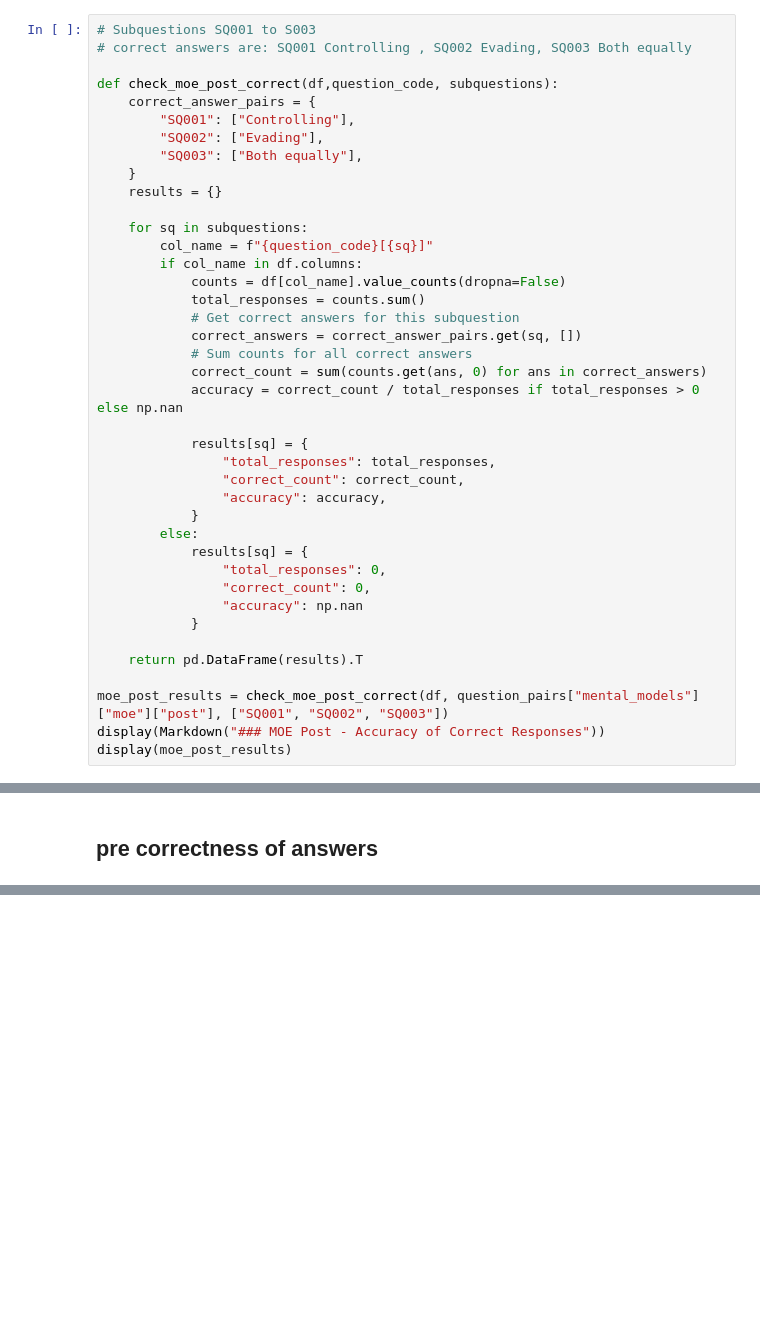
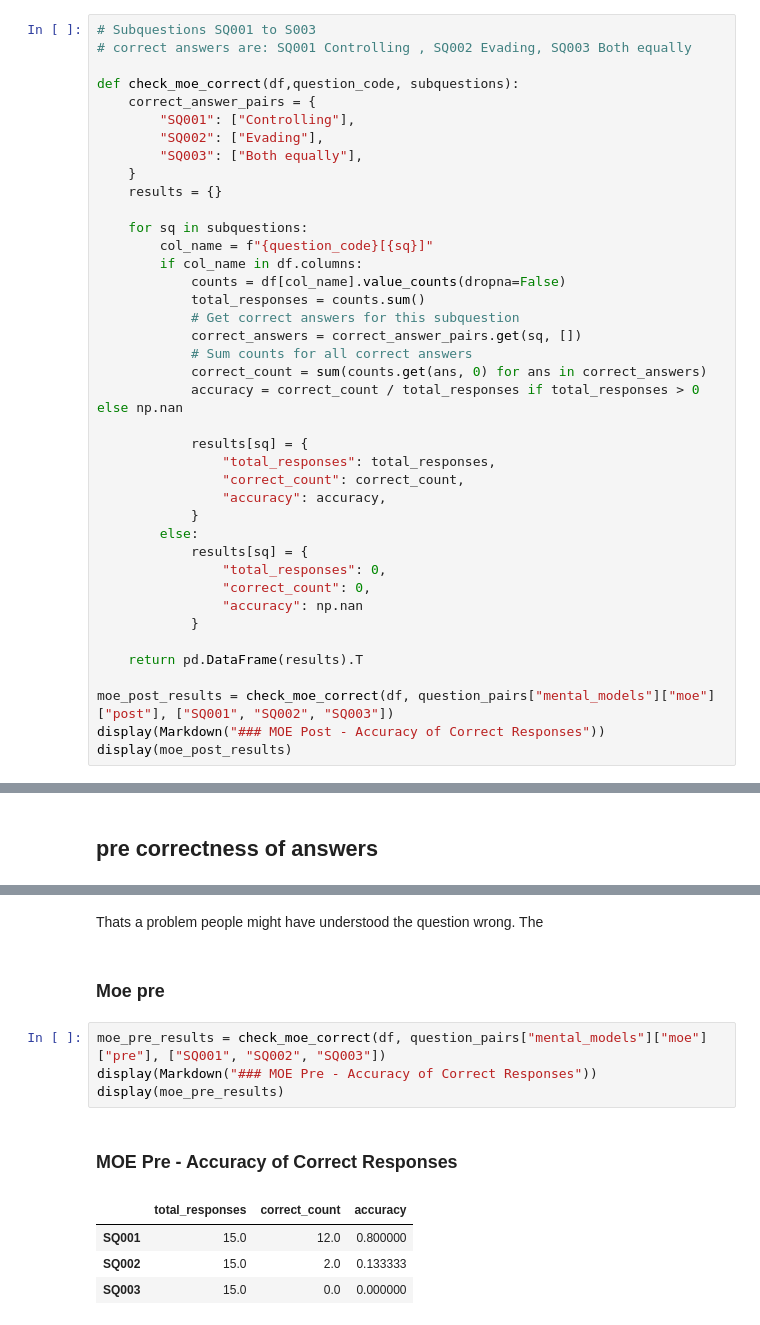
Before and after one commit to StefanHamm/surveyMasterThesis, a Jupyter notebook: survey_analysis.ipynb, the cells around one changed output, grey strips where cells are left out. Cells and saved outputs as stored; diff of their text form; blank space fills up the shorter version.

Commit message:
Refactor survey analysis notebook: update execution counts, add saliency checks, and correct function names for accuracy calculations

```diff
--- a/survey_analysis.ipynb
+++ b/survey_analysis.ipynb
@@ -583,7 +595,7 @@ display(saliency_conflict_state_results)
 # Subquestions SQ001 to S003
 # correct answers are: SQ001 Controlling , SQ002 Evading, SQ003 Both equally
 
-def check_moe_post_correct(df,question_code, subquestions):
+def check_moe_correct(df,question_code, subquestions):
     correct_answer_pairs = {
         "SQ001": ["Controlling"],
         "SQ002": ["Evading"],
@@ -616,7 +628,7 @@ def check_moe_post_correct(df,question_code, subquestions):
 
     return pd.DataFrame(results).T
 
-moe_post_results = check_moe_post_correct(df, question_pairs["mental_models"]["moe"]["post"], ["SQ001", "SQ002", "SQ003"])
+moe_post_results = check_moe_correct(df, question_pairs["mental_models"]["moe"]["post"], ["SQ001", "SQ002", "SQ003"])
 display(Markdown("### MOE Post - Accuracy of Correct Responses"))
 display(moe_post_results)
 # %% [output]
@@ -776,0 +915,14 @@ Name: Q00025, dtype: str
+# %% [markdown]
+Thats a problem people might have understood the question wrong. The
+# %% [markdown]
+### Moe pre
+# %%
+moe_pre_results = check_moe_correct(df, question_pairs["mental_models"]["moe"]["pre"], ["SQ001", "SQ002", "SQ003"])
+display(Markdown("### MOE Pre - Accuracy of Correct Responses"))
+display(moe_pre_results)
+# %% [output]
+### MOE Pre - Accuracy of Correct Responses
+|  | total_responses | correct_count | accuracy |
+| SQ001 | 15.0 | 12.0 | 0.800000 |
+| SQ002 | 15.0 | 2.0 | 0.133333 |
+| SQ003 | 15.0 | 0.0 | 0.000000 |
```
Also changed, not shown: parts of 9 cells of this notebook.
